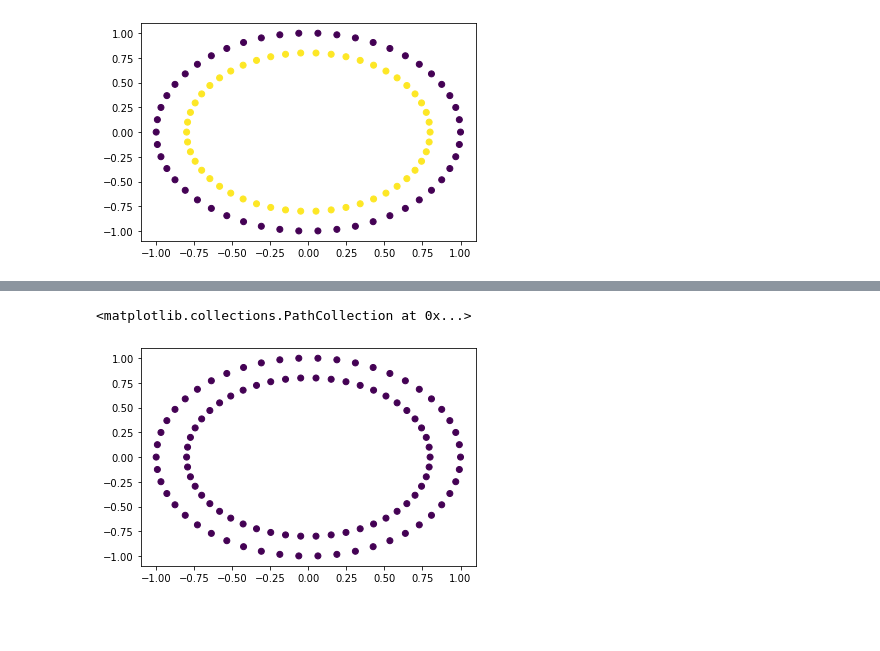
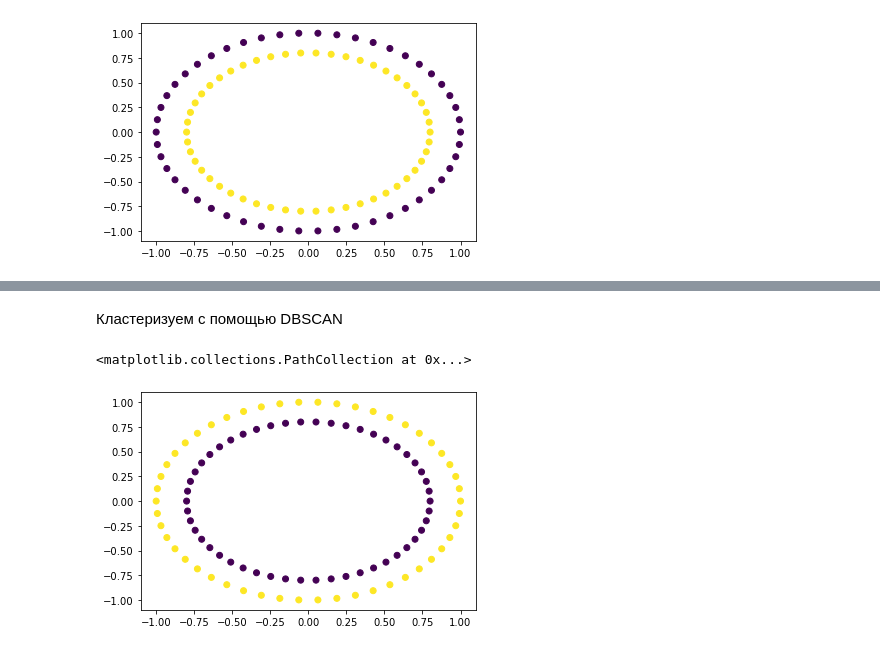
Before and after one commit to sixxio/IntellectualDataAnalysis, a Jupyter notebook: task 6 - cluster/cluster.ipynb, the cells around one changed output, grey strips where cells are left out. Saved outputs shown, nothing was run; the diff lists cells and outputs as text; code cells hidden in the pictures; blank space fills up the shorter version.

```diff
--- a/task 6 - cluster/cluster.ipynb
+++ b/task 6 - cluster/cluster.ipynb
@@ -79,6 +160,9 @@ plt.scatter(x=x[:,0], y=x[:,1],c=ypred)
+# %% [markdown]
+Кластеризуем с помощью DBSCAN
 # %%
-ypred = cl.DBSCAN(eps=0.18).fit_predict(x)
+clust = cl.DBSCAN(eps=0.18, min_samples=3)
+ypred = clust.fit_predict(x)
 plt.scatter(x=x[:,0], y=x[:,1],c=ypred)
 # %% [output]
 <matplotlib.collections.PathCollection at 0x...>
-[figure, old version]
+[figure, new version]
```
Also changed, not shown: parts of 50 cells of this notebook, 3 other files.
